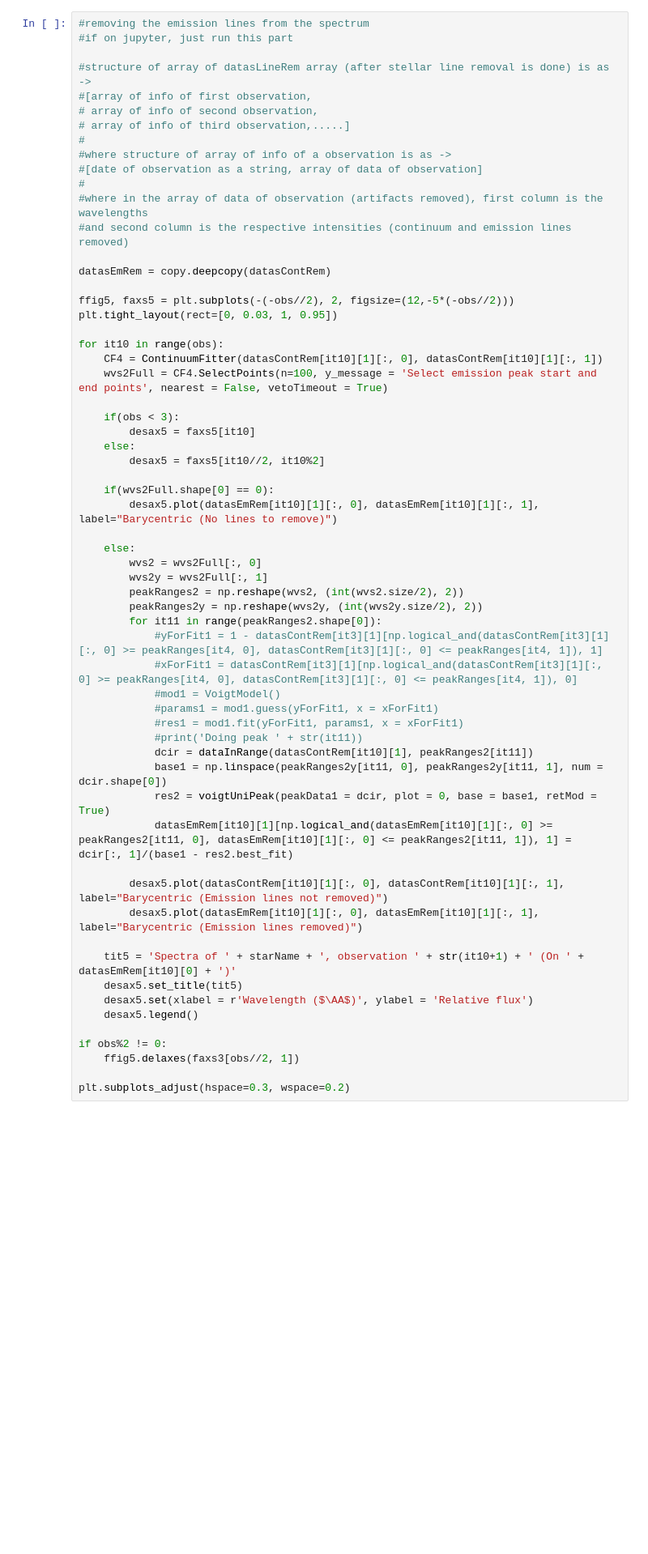
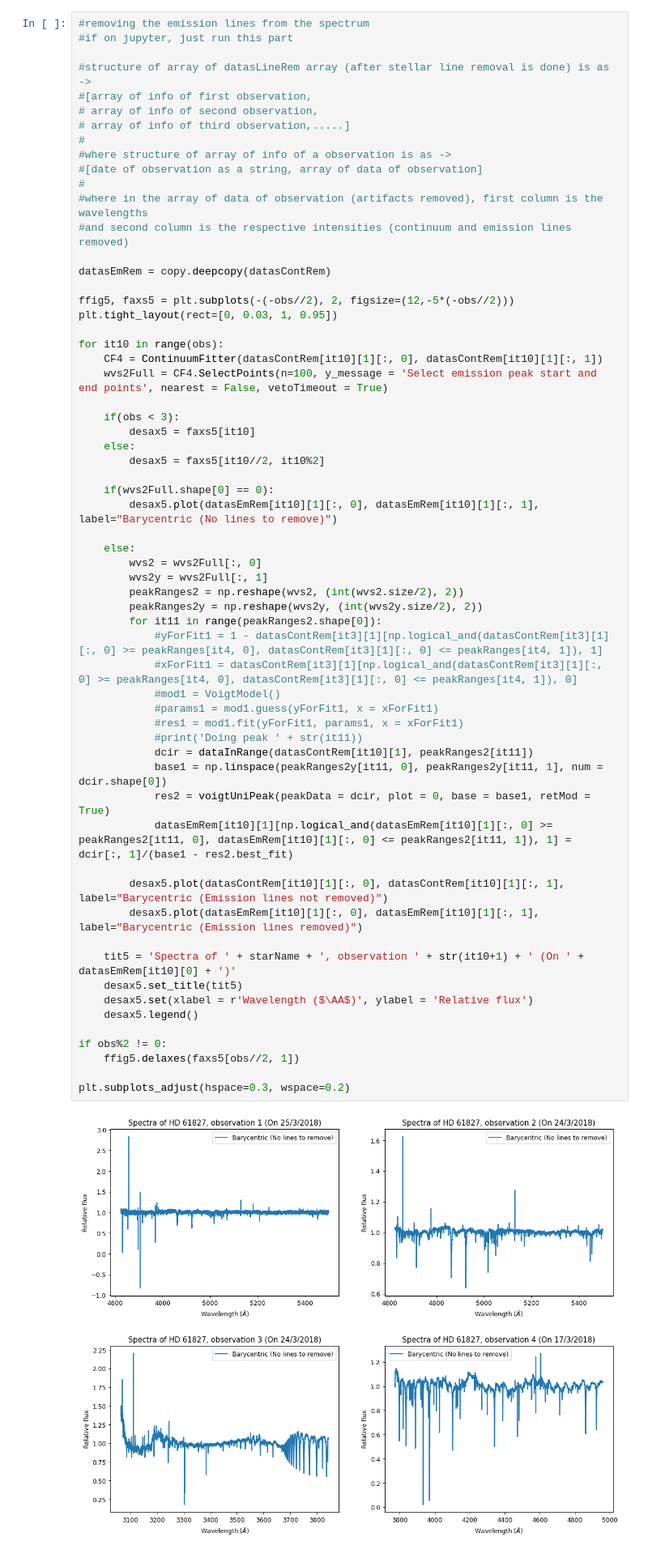
Before and after one commit to jancami/edibles, a Jupyter notebook: edibles/utils/Harshit/DataAccess1.ipynb, the cells around one changed output. Shown at 81% size. Saved outputs shown, nothing was run; the diff lists cells and outputs as text; blank space fills up the shorter version.

```diff
--- a/edibles/utils/Harshit/DataAccess1.ipynb
+++ b/edibles/utils/Harshit/DataAccess1.ipynb
@@ -274,35 +293,37 @@ for it10 in range(obs):
     if(wvs2Full.shape[0] == 0):
         desax5.plot(datasEmRem[it10][1][:, 0], datasEmRem[it10][1][:, 1], label="Barycentric (No lines to remove)")
 
     else:
         wvs2 = wvs2Full[:, 0]
         wvs2y = wvs2Full[:, 1]
         peakRanges2 = np.reshape(wvs2, (int(wvs2.size/2), 2))
         peakRanges2y = np.reshape(wvs2y, (int(wvs2y.size/2), 2))
         for it11 in range(peakRanges2.shape[0]):
             #yForFit1 = 1 - datasContRem[it3][1][np.logical_and(datasContRem[it3][1][:, 0] >= peakRanges[it4, 0], datasContRem[it3][1][:, 0] <= peakRanges[it4, 1]), 1]
             #xForFit1 = datasContRem[it3][1][np.logical_and(datasContRem[it3][1][:, 0] >= peakRanges[it4, 0], datasContRem[it3][1][:, 0] <= peakRanges[it4, 1]), 0]
             #mod1 = VoigtModel()
             #params1 = mod1.guess(yForFit1, x = xForFit1)
             #res1 = mod1.fit(yForFit1, params1, x = xForFit1)
             #print('Doing peak ' + str(it11))
             dcir = dataInRange(datasContRem[it10][1], peakRanges2[it11])
             base1 = np.linspace(peakRanges2y[it11, 0], peakRanges2y[it11, 1], num = dcir.shape[0])
-            res2 = voigtUniPeak(peakData1 = dcir, plot = 0, base = base1, retMod = True)
+            res2 = voigtUniPeak(peakData = dcir, plot = 0, base = base1, retMod = True)
             datasEmRem[it10][1][np.logical_and(datasEmRem[it10][1][:, 0] >= peakRanges2[it11, 0], datasEmRem[it10][1][:, 0] <= peakRanges2[it11, 1]), 1] = dcir[:, 1]/(base1 - res2.best_fit)
 
         desax5.plot(datasContRem[it10][1][:, 0], datasContRem[it10][1][:, 1], label="Barycentric (Emission lines not removed)")
         desax5.plot(datasEmRem[it10][1][:, 0], datasEmRem[it10][1][:, 1], label="Barycentric (Emission lines removed)")
 
     tit5 = 'Spectra of ' + starName + ', observation ' + str(it10+1) + ' (On ' + datasEmRem[it10][0] + ')'
     desax5.set_title(tit5)
     desax5.set(xlabel = r'Wavelength ($\AA$)', ylabel = 'Relative flux')
     desax5.legend()
 
 if obs%2 != 0:
-    ffig5.delaxes(faxs3[obs//2, 1])
+    ffig5.delaxes(faxs5[obs//2, 1])
 
 plt.subplots_adjust(hspace=0.3, wspace=0.2)
+# %% [output]
+[figure, added]
 # %%
 #removing the stellar lines from the spectrum
 #if on jupyter, just run this part
```
Also changed, not shown: parts of 13 cells of this notebook, 7 other files.
